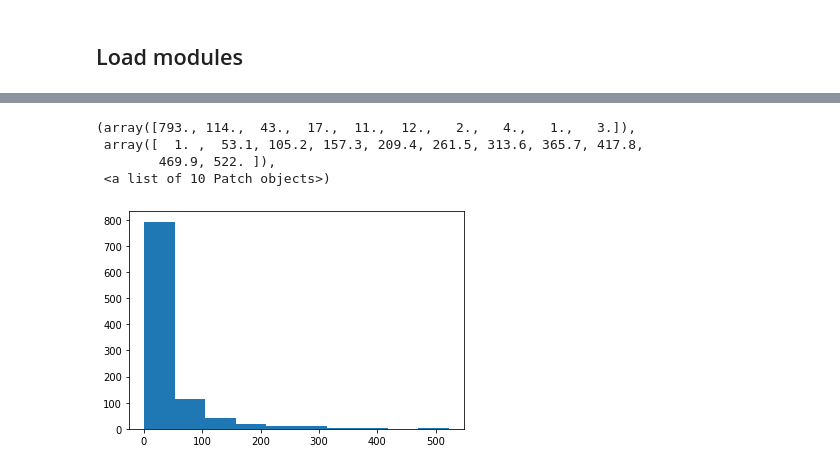
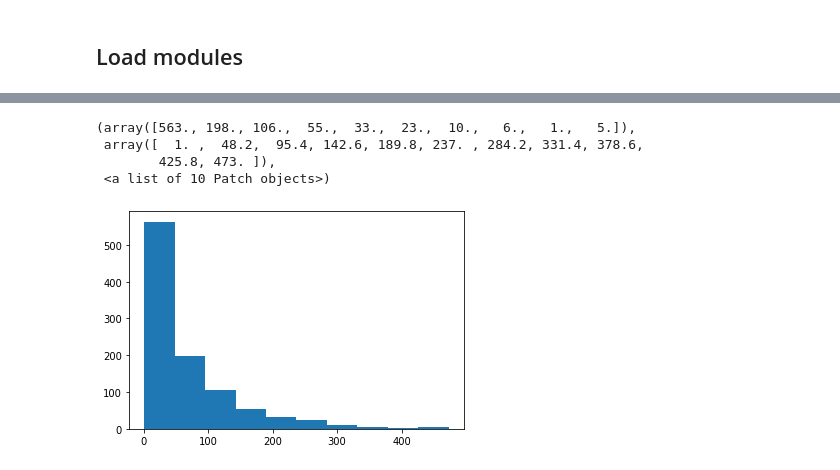
Before and after one commit to HuairenZhang/glioblastoma, a Jupyter notebook: updated clonal growth simulation.ipynb, the cells around one changed output, grey strips where cells are left out. Cells and saved outputs as stored; diff of their text form; code cells hidden in the pictures.

```diff
--- a/updated clonal growth simulation.ipynb
+++ b/updated clonal growth simulation.ipynb
@@ -165,7 +104,7 @@ def multiSimulation(n):
     simulation = 1000
     clones = np.zeros(simulation)
     for i in range(simulation):
-        clones[i] = clonalSizeSimulation(stemDivRate=0.1, epsilon=0.1, proDivRate=1.5, apoptosisRate=0.74,countingTimePoint=100, seed=n*simulation+i)
+        clones[i] = clonalSizeSimulation(stemDivRate=0.15, epsilon=0.15, proDivRate=1.0, apoptosisRate=0.48,countingTimePoint=80, seed=n*simulation+i)
     return(clones)
 
 %time testing = multiSimulation(5)
@@ -176,8 +115,8 @@ Wall time: 6.22 s
-(array([793., 114.,  43.,  17.,  11.,  12.,   2.,   4.,   1.,   3.]),
- array([  1. ,  53.1, 105.2, 157.3, 209.4, 261.5, 313.6, 365.7, 417.8,
-        469.9, 522. ]),
+(array([563., 198., 106.,  55.,  33.,  23.,  10.,   6.,   1.,   5.]),
+ array([  1. ,  48.2,  95.4, 142.6, 189.8, 237. , 284.2, 331.4, 378.6,
+        425.8, 473. ]),
  <a list of 10 Patch objects>)
-[figure, old version]
+[figure, new version]
 # %%
 if __name__ == '__main__':
     with Pool(8) as p:
```
Also changed, not shown: parts of 27 cells of this notebook.
